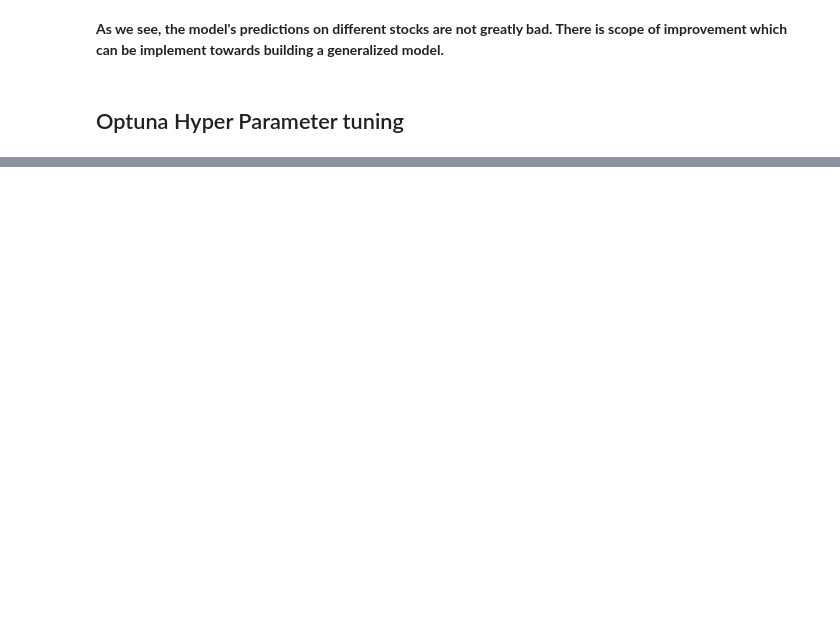
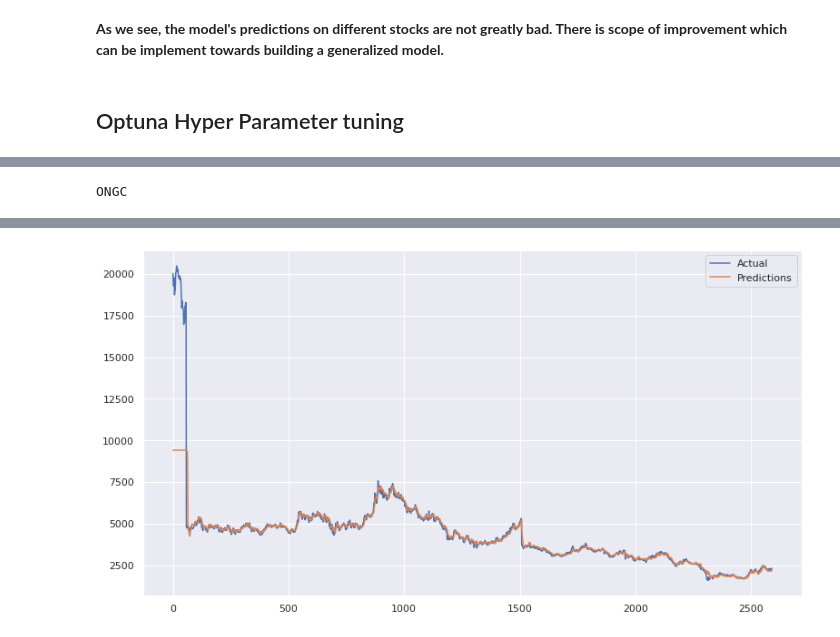
Before and after one commit to AsutoshDalei/stock-work, a Jupyter notebook: Single Stock Analysis.ipynb, the cells around one changed output, grey strips where cells are left out. Cells and saved outputs as stored; diff of their text form; code cells hidden in the pictures; blank space fills up the shorter version.

```diff
--- a/Single Stock Analysis.ipynb
+++ b/Single Stock Analysis.ipynb
@@ -399,0 +565,9 @@ Wall time: 5.16 s
+# %%
+%%time
+stk = comp30[9]
+#stk = 'MARUTI'
+stk = np.random.choice(comp30)
+print(stk)
+flow_fn(stock = stk,model = best_model)
+# %% [output]
+ONGC
@@ -399,0 +578 @@ Wall time: 5.16 s
+[figure, added]
```
Also changed, not shown: parts of 29 cells of this notebook.
